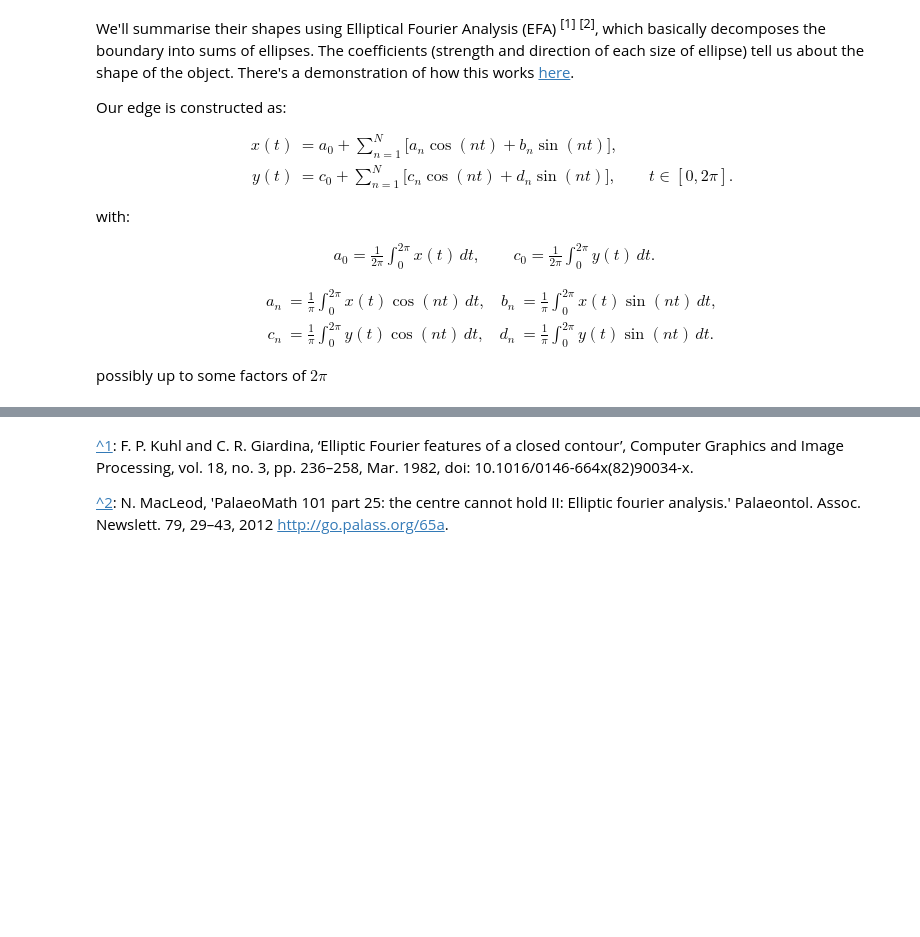
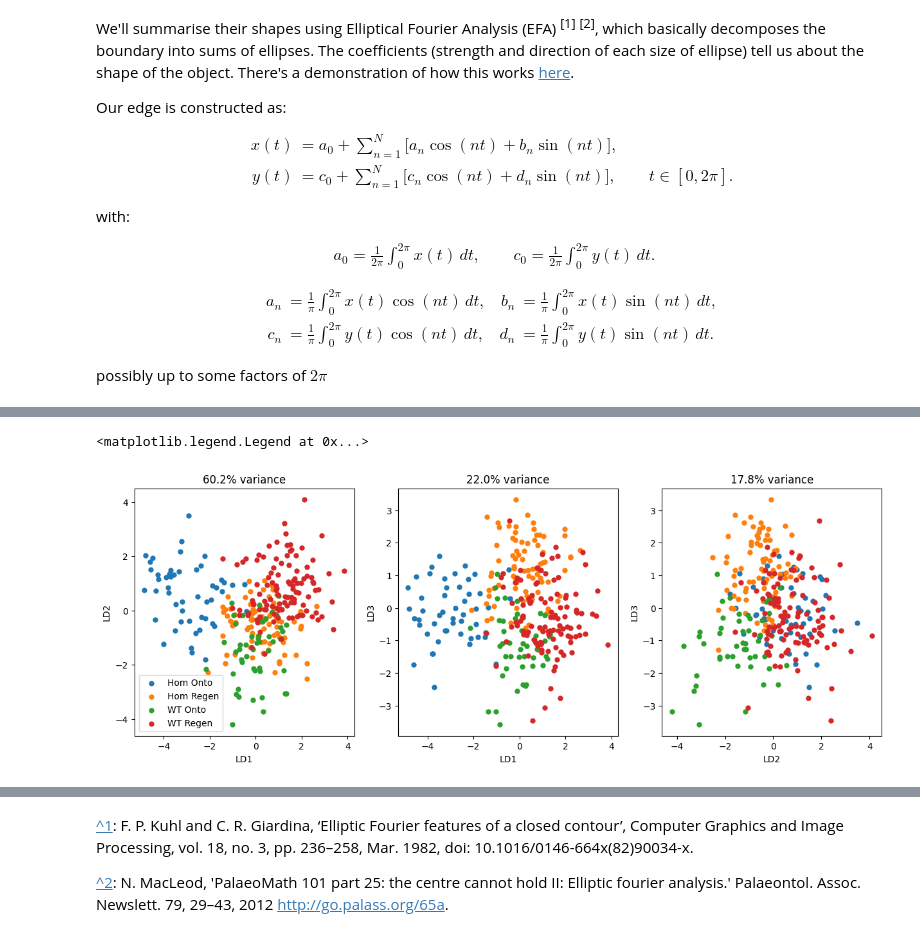
Before and after one commit to JGIBristol/scale_morphology, a Jupyter notebook: src/notebooks/rabia_analysis.ipynb, the cells around one changed output, grey strips where cells are left out. Cells and saved outputs as stored; diff of their text form; code cells hidden in the pictures; blank space fills up the shorter version.

```diff
--- a/src/notebooks/rabia_analysis.ipynb
+++ b/src/notebooks/rabia_analysis.ipynb
@@ -140,8 +160,8 @@ from tqdm.notebook import tqdm
 from scale_morphology.scales import efa, errors, segmentation
 
 
-n_edge_points = 200
-order = 50
+n_edge_points = 100
+order = 30
 
 coeffs = []
 for scale in tqdm(masks):
@@ -302,6 +343,31 @@ plt.savefig(plot_dir /"sizes.png")
 from sklearn.discriminant_analysis import LinearDiscriminantAnalysis
 
 lda = LinearDiscriminantAnalysis()
-new_coeffs = lda.fit_transform(flat_coeffs, colours)
+lda_coeffs = lda.fit_transform(flat_coeffs, colours)
 # %%
-plt.scatter(new_coeffs)
+from itertools import combinations
+
+ld_names = [f"LD{i}" for i in range(1, lda_coeffs.shape[1] + 1)]
+explained_variance = lda.explained_variance_ratio_
+
+ld_df = pd.DataFrame(lda_coeffs, columns=ld_names)
+ld_df["colour"] = colours
+ld_df["name"] = [x.strip(".tif") for x in names]
+
+fig, axes = plt.subplots(1, 3, figsize=(15, 5))
+for axis, (i, j), var in zip(
+    axes, combinations(range(1, 4), 2), explained_variance
+):  # 3 choose 2
+    for cls in np.unique(colours):
+        d = ld_df[ld_df["colour"] == cls]
+        x, y = f"LD{i}", f"LD{j}"
+        axis.scatter(d[x], d[y], s=25, label=cls)
+
+        axis.set_xlabel(x)
+        axis.set_ylabel(y)
+
+        axis.set_title(f"{100*var:.1f}% variance")
+axes[0].legend()
+# %% [output]
+<matplotlib.legend.Legend at 0x...>
+[figure, added]
```
Also changed, not shown: parts of 10 cells of this notebook.
